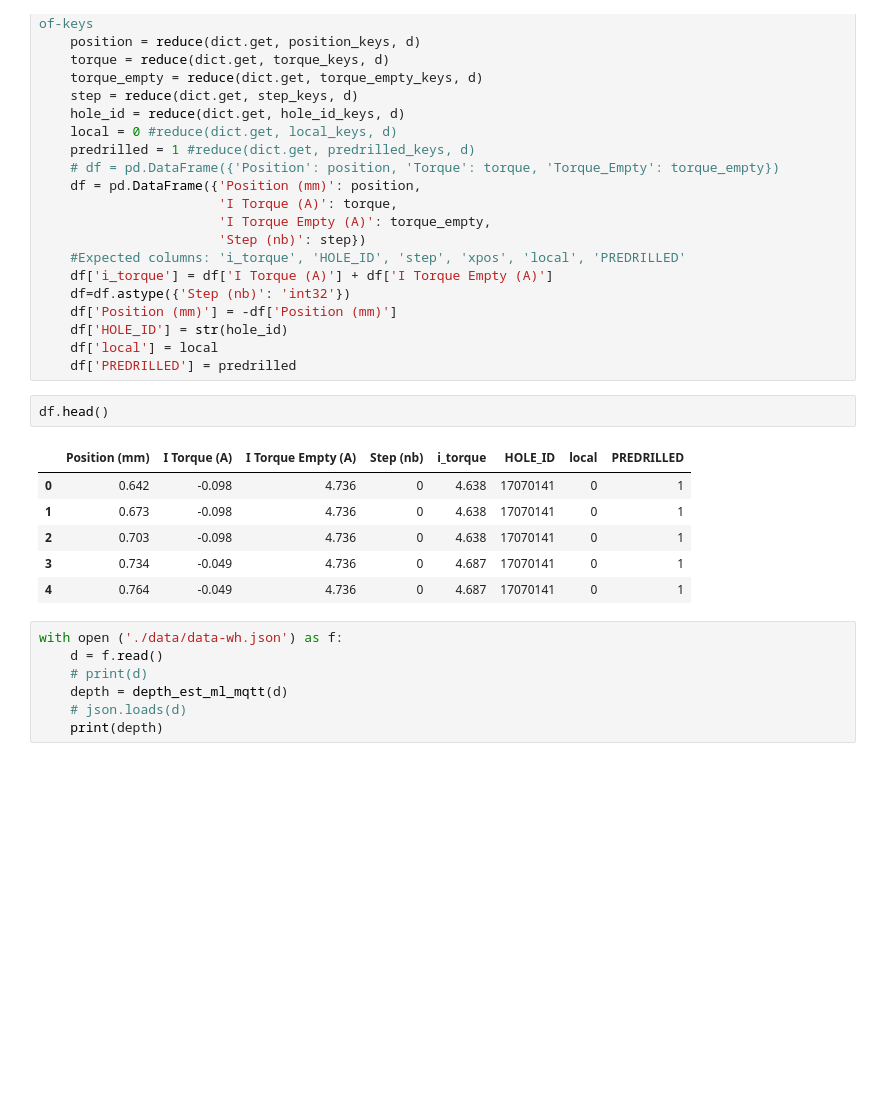
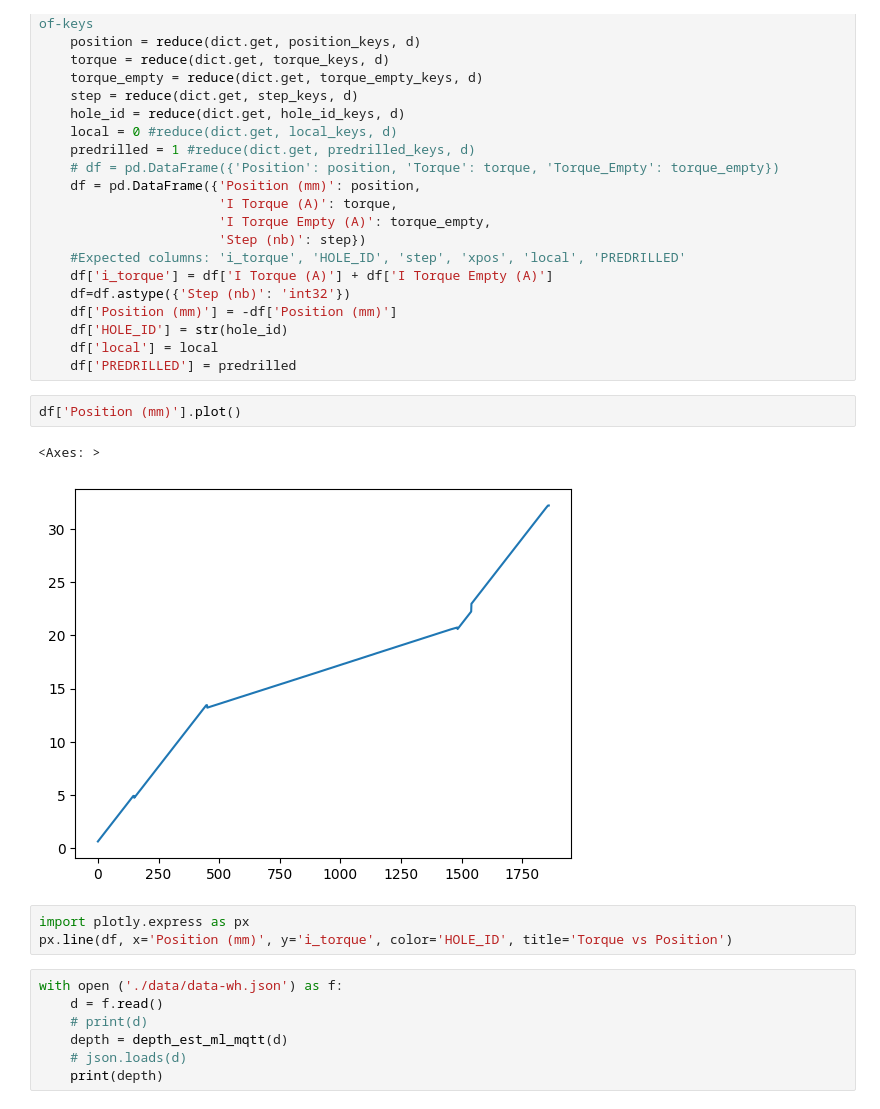
Before and after one commit to whutabarat-sheffield/uos-drilling-wh, a Jupyter notebook: abyss/examples/MDB_mqtt-depth_estimation.ipynb, the cells around one changed output. Saved outputs shown, nothing was run; the diff lists cells and outputs as text; blank space fills up the shorter version.

```diff
--- a/abyss/examples/MDB_mqtt-depth_estimation.ipynb
+++ b/abyss/examples/MDB_mqtt-depth_estimation.ipynb
@@ -58,15 +58,14 @@ with open('./data/data-wh.json') as f:
     df['HOLE_ID'] = str(hole_id)
     df['local'] = local
     df['PREDRILLED'] = predrilled
-# %%
-df.head()
-# %% [output]
-|  | Position (mm) | I Torque (A) | I Torque Empty (A) | Step (nb) | i_torque | HOLE_ID | local | PREDRILLED |
-| 0 | 0.642 | -0.098 | 4.736 | 0 | 4.638 | 17070141 | 0 | 1 |
-| 1 | 0.673 | -0.098 | 4.736 | 0 | 4.638 | 17070141 | 0 | 1 |
-| 2 | 0.703 | -0.098 | 4.736 | 0 | 4.638 | 17070141 | 0 | 1 |
-| 3 | 0.734 | -0.049 | 4.736 | 0 | 4.687 | 17070141 | 0 | 1 |
-| 4 | 0.764 | -0.049 | 4.736 | 0 | 4.687 | 17070141 | 0 | 1 |
+# %%
+df['Position (mm)'].plot()
+# %% [output]
+<Axes: >
+[figure, added]
+# %%
+import plotly.express as px
+px.line(df, x='Position (mm)', y='i_torque', color='HOLE_ID', title='Torque vs Position')
 # %%
 with open ('./data/data-wh.json') as f:
     d = f.read()
```
Also changed, not shown: parts of 1 cell of this notebook.
